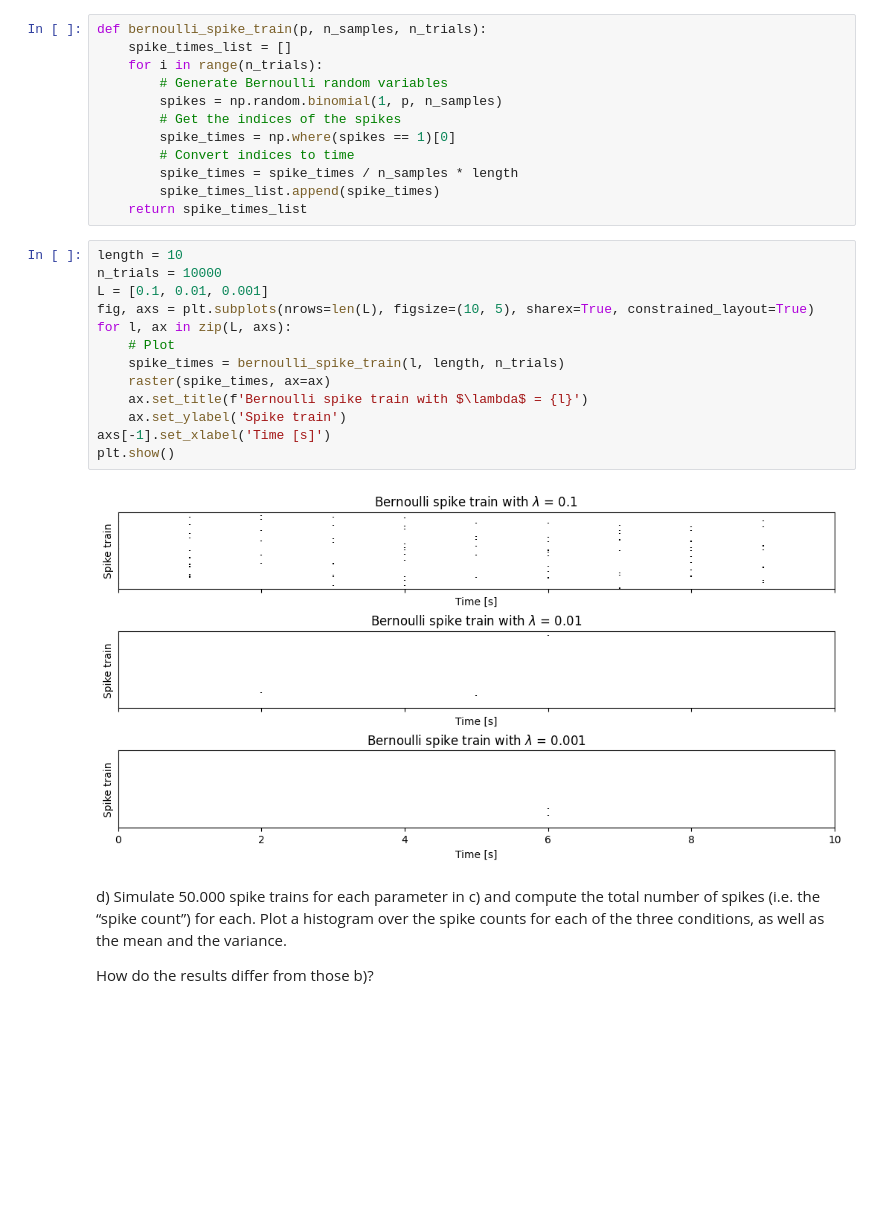
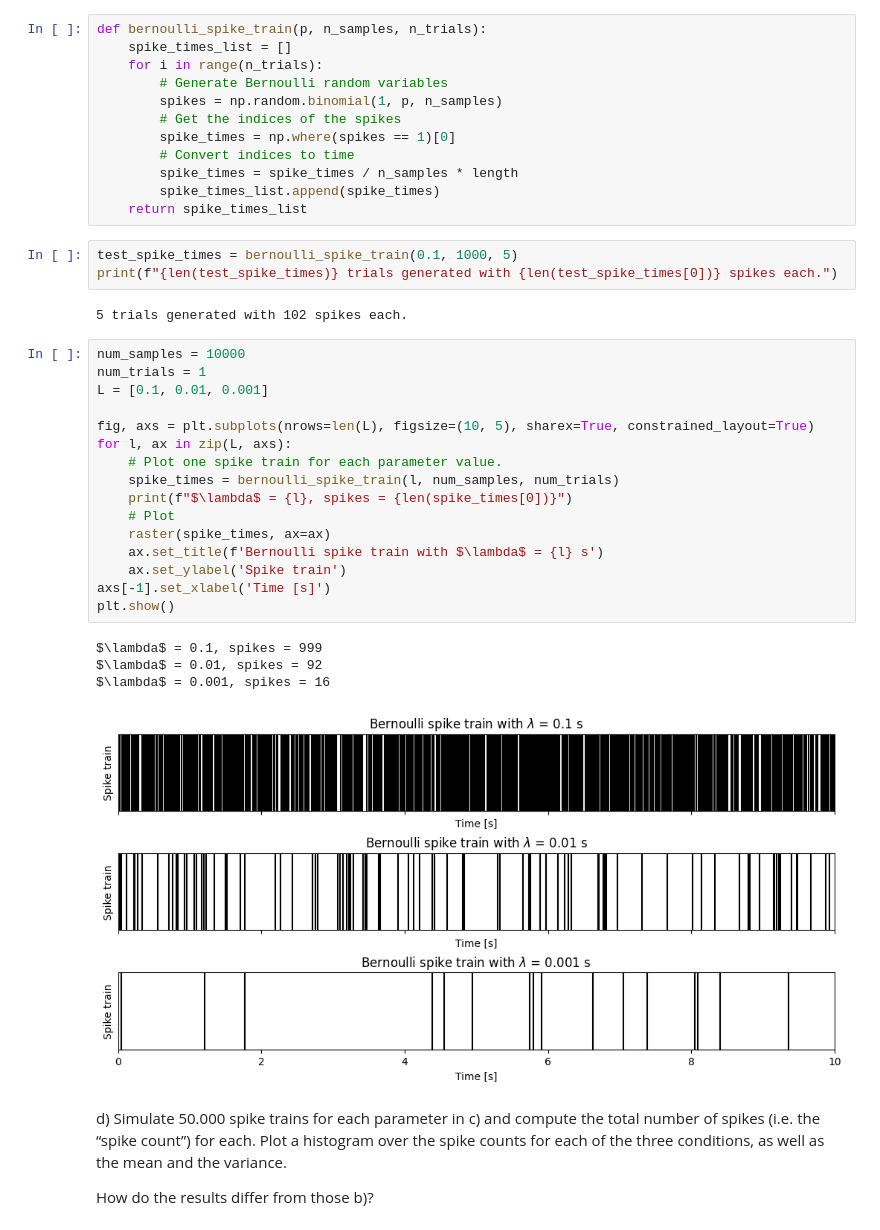
Before and after one commit to aakarsh/S25-Neural-Coding, a Jupyter notebook: homeworks/2025_Neural_coding_Homework1.ipynb, the cells around one changed output. Cells and saved outputs as stored; diff of their text form; blank space fills up the shorter version.

```diff
--- a/homeworks/2025_Neural_coding_Homework1.ipynb
+++ b/homeworks/2025_Neural_coding_Homework1.ipynb
@@ -164,21 +169,32 @@ def bernoulli_spike_train(p, n_samples, n_trials):
         spike_times = spike_times / n_samples * length
         spike_times_list.append(spike_times)
     return spike_times_list
+# %%
+test_spike_times = bernoulli_spike_train(0.1, 1000, 5)
+print(f"{len(test_spike_times)} trials generated with {len(test_spike_times[0])} spikes each.")
+# %% [output]
+5 trials generated with 102 spikes each.
 # %%
-length = 10
-n_trials = 10000
+num_samples = 10000
+num_trials = 1
 L = [0.1, 0.01, 0.001]
+
 fig, axs = plt.subplots(nrows=len(L), figsize=(10, 5), sharex=True, constrained_layout=True)
 for l, ax in zip(L, axs):
+    # Plot one spike train for each parameter value.
+    spike_times = bernoulli_spike_train(l, num_samples, num_trials)
+    print(f"$\lambda$ = {l}, spikes = {len(spike_times[0])}")
     # Plot
-    spike_times = bernoulli_spike_train(l, length, n_trials)
     raster(spike_times, ax=ax)
-    ax.set_title(f'Bernoulli spike train with $\lambda$ = {l}')
+    ax.set_title(f'Bernoulli spike train with $\lambda$ = {l} s')
     ax.set_ylabel('Spike train')
 axs[-1].set_xlabel('Time [s]')
 plt.show()
 # %% [output]
+$\lambda$ = 0.1, spikes = 999
+$\lambda$ = 0.01, spikes = 92
+$\lambda$ = 0.001, spikes = 16
-[figure, old version]
+[figure, new version]
 # %% [markdown]
 d) Simulate 50.000 spike trains for each parameter in c) and compute the total number of spikes (i.e. the “spike count”) for each. Plot a histogram over the spike counts for each of the three conditions, as well as the mean and the variance.
 
```
Also changed, not shown: parts of 2 cells of this notebook.
